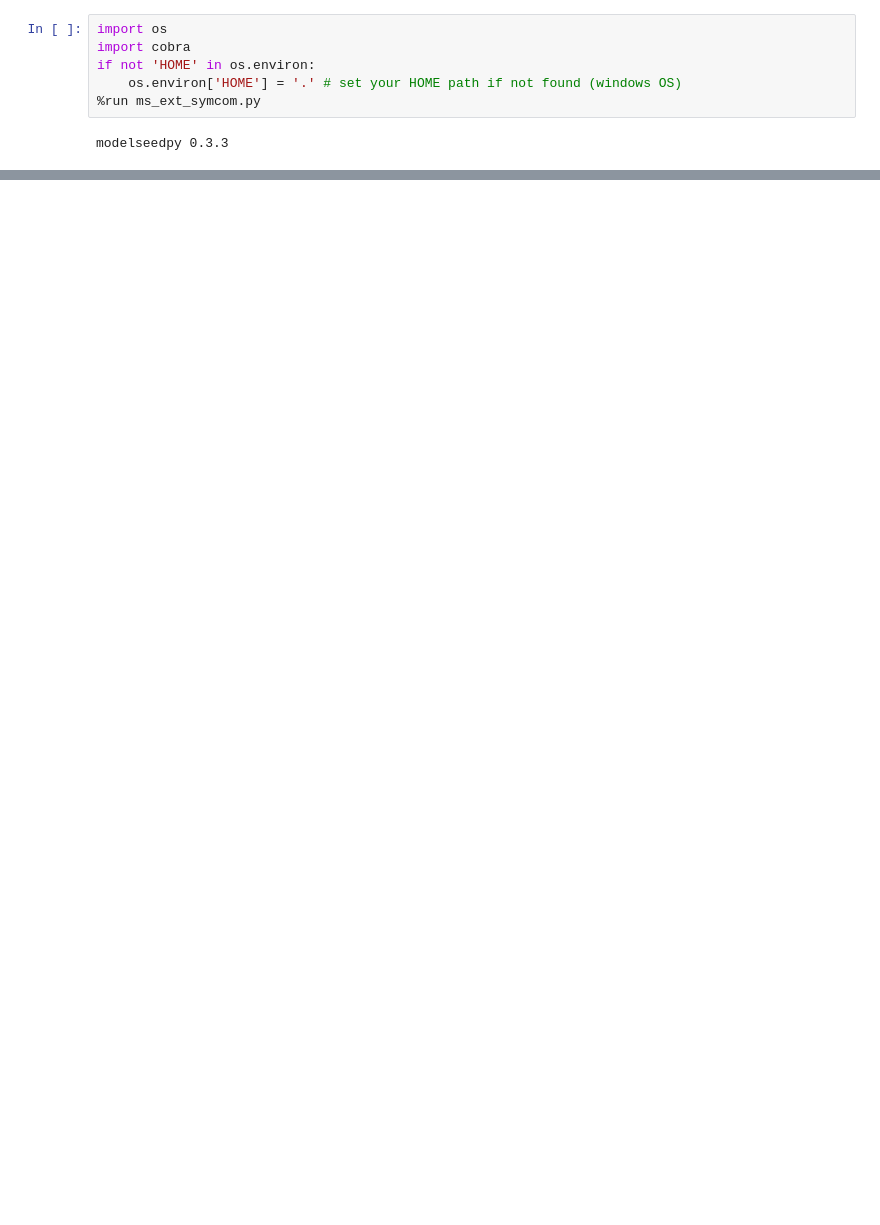
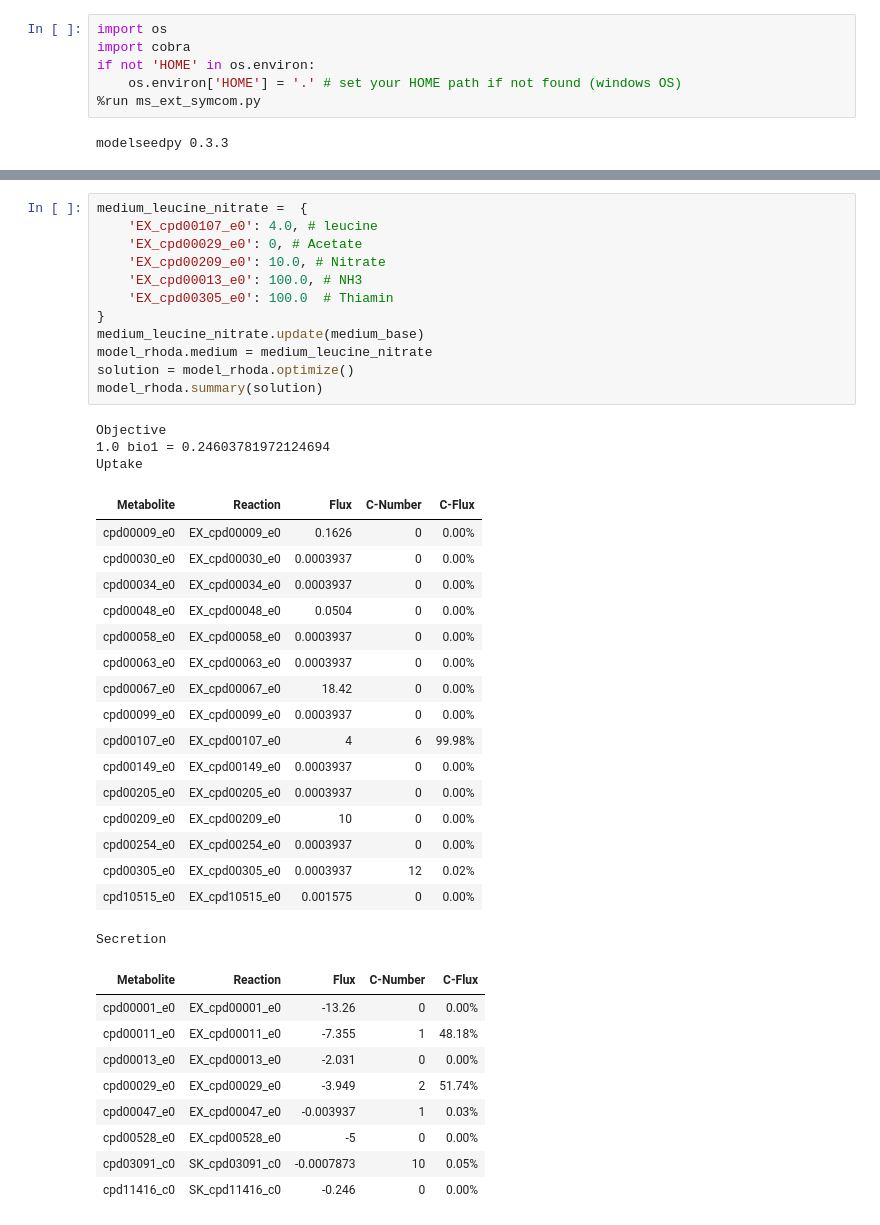
Before and after one commit to baliga-lab/3H11_R12_SynCom, a Jupyter notebook: Metabolic_modeling/build_isolates.ipynb, the cells around one changed output, grey strips where cells are left out. Drawn from its saved outputs; the diff is of its cells as text; blank space fills up the shorter version.

```diff
--- a/Metabolic_modeling/build_isolates.ipynb
+++ b/Metabolic_modeling/build_isolates.ipynb
@@ -48,0 +119,42 @@ R12 Nitrate [c0] + Ubiquinol-8 [c0] --> H2O [c0] + Nitrite [c0] + Ubiquinone-8 [
+# %%
+medium_leucine_nitrate =  {
+    'EX_cpd00107_e0': 4.0, # leucine
+    'EX_cpd00029_e0': 0, # Acetate
+    'EX_cpd00209_e0': 10.0, # Nitrate
+    'EX_cpd00013_e0': 100.0, # NH3
+    'EX_cpd00305_e0': 100.0  # Thiamin
+}
+medium_leucine_nitrate.update(medium_base)
+model_rhoda.medium = medium_leucine_nitrate
+solution = model_rhoda.optimize()
+model_rhoda.summary(solution)
+# %% [output]
+Objective
+1.0 bio1 = 0.24603781972124694
+Uptake
+| Metabolite | Reaction | Flux | C-Number | C-Flux |
+| cpd00009_e0 | EX_cpd00009_e0 | 0.1626 | 0 | 0.00% |
+| cpd00030_e0 | EX_cpd00030_e0 | 0.0003937 | 0 | 0.00% |
+| cpd00034_e0 | EX_cpd00034_e0 | 0.0003937 | 0 | 0.00% |
+| cpd00048_e0 | EX_cpd00048_e0 | 0.0504 | 0 | 0.00% |
+| cpd00058_e0 | EX_cpd00058_e0 | 0.0003937 | 0 | 0.00% |
+| cpd00063_e0 | EX_cpd00063_e0 | 0.0003937 | 0 | 0.00% |
+| cpd00067_e0 | EX_cpd00067_e0 | 18.42 | 0 | 0.00% |
+| cpd00099_e0 | EX_cpd00099_e0 | 0.0003937 | 0 | 0.00% |
+| cpd00107_e0 | EX_cpd00107_e0 | 4 | 6 | 99.98% |
+| cpd00149_e0 | EX_cpd00149_e0 | 0.0003937 | 0 | 0.00% |
+| cpd00205_e0 | EX_cpd00205_e0 | 0.0003937 | 0 | 0.00% |
+| cpd00209_e0 | EX_cpd00209_e0 | 10 | 0 | 0.00% |
+| cpd00254_e0 | EX_cpd00254_e0 | 0.0003937 | 0 | 0.00% |
+| cpd00305_e0 | EX_cpd00305_e0 | 0.0003937 | 12 | 0.02% |
+| cpd10515_e0 | EX_cpd10515_e0 | 0.001575 | 0 | 0.00% |
+Secretion
+| Metabolite | Reaction | Flux | C-Number | C-Flux |
+| cpd00001_e0 | EX_cpd00001_e0 | -13.26 | 0 | 0.00% |
+| cpd00011_e0 | EX_cpd00011_e0 | -7.355 | 1 | 48.18% |
+| cpd00013_e0 | EX_cpd00013_e0 | -2.031 | 0 | 0.00% |
+| cpd00029_e0 | EX_cpd00029_e0 | -3.949 | 2 | 51.74% |
+| cpd00047_e0 | EX_cpd00047_e0 | -0.003937 | 1 | 0.03% |
+| cpd00528_e0 | EX_cpd00528_e0 | -5 | 0 | 0.00% |
+| cpd03091_c0 | SK_cpd03091_c0 | -0.0007873 | 10 | 0.05% |
+| cpd11416_c0 | SK_cpd11416_c0 | -0.246 | 0 | 0.00% |
```
Also changed, not shown: parts of 21 cells of this notebook, 6 other files.
